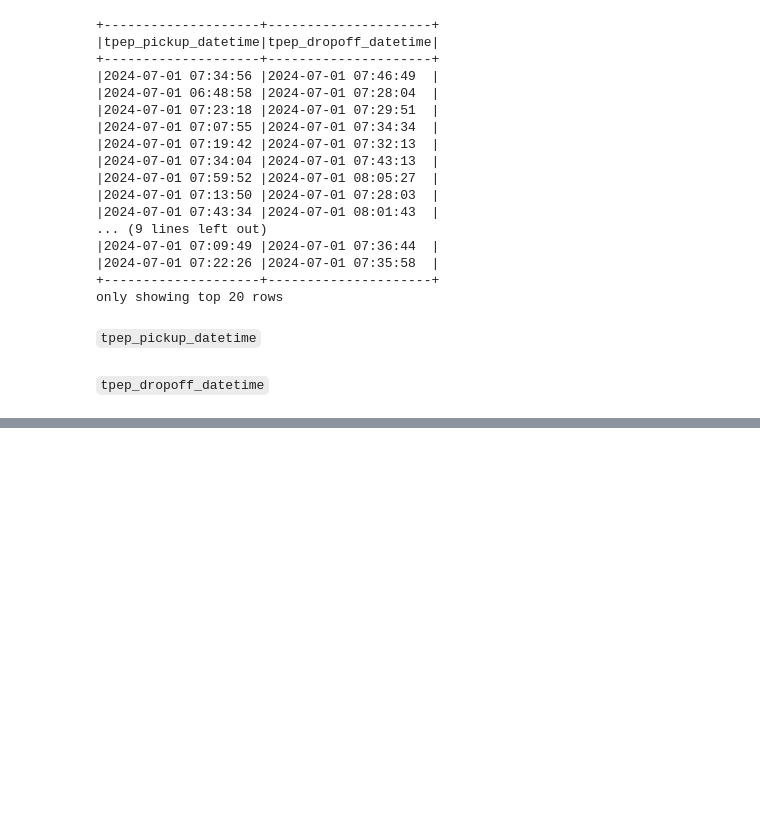
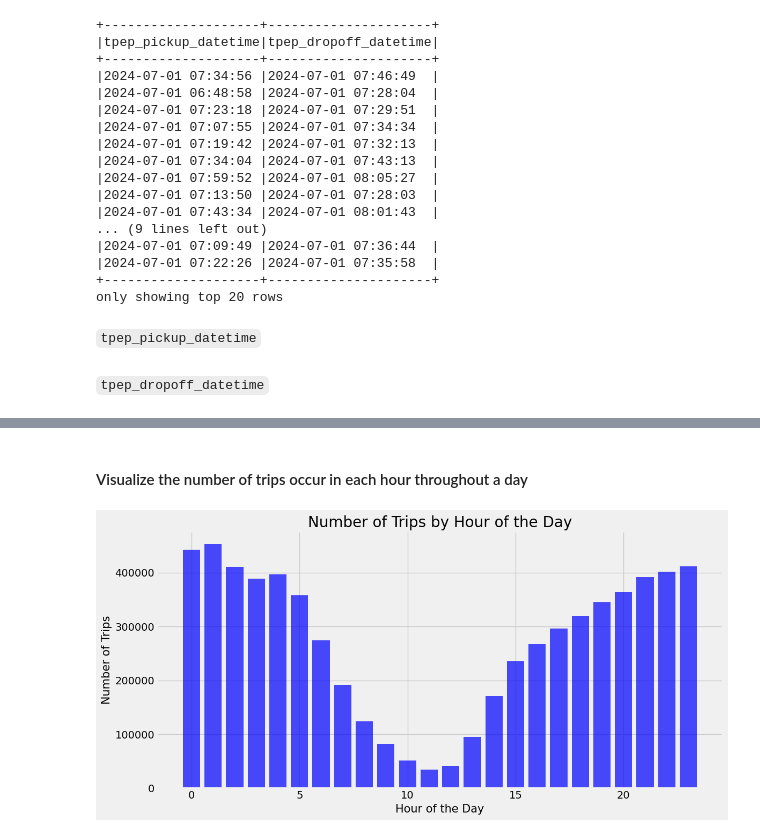
Before and after one commit to nhhongan/nyc_yellow_taxi_eta, a Jupyter notebook: notebook/eda_modelling_eta.ipynb, the cells around one changed output, grey strips where cells are left out. Saved outputs shown, nothing was run; the diff lists cells and outputs as text; code cells hidden in the pictures; blank space fills up the shorter version.

```diff
--- a/notebook/eda_modelling_eta.ipynb
+++ b/notebook/eda_modelling_eta.ipynb
@@ -320,0 +385,26 @@ only showing top 20 rows
+# %% [markdown]
+#### Visualize the number of trips occur in each hour throughout a day
+# %%
+
+hourly_trip_count = df.groupBy("pickup_hour").agg(
+    F.count("pickup_hour").alias("trip_count")
+)
+
+hourly_trip_count = hourly_trip_count.orderBy("pickup_hour")
+
+pandas_hourly_trip_count = hourly_trip_count.toPandas()
+
+plt.figure(figsize=(12, 6))
+
+plt.bar(pandas_hourly_trip_count['pickup_hour'], pandas_hourly_trip_count['trip_count'], color='b', alpha=0.7)
+
+plt.title('Number of Trips by Hour of the Day', fontsize=20)
+plt.xlabel('Hour of the Day', fontsize=15)
+plt.ylabel('Number of Trips', fontsize=15)
+
+
+plt.grid(True)
+plt.tight_layout()
+plt.show()
+# %% [output]
+[figure, added]
```
Also changed, not shown: parts of 5 cells of this notebook.
